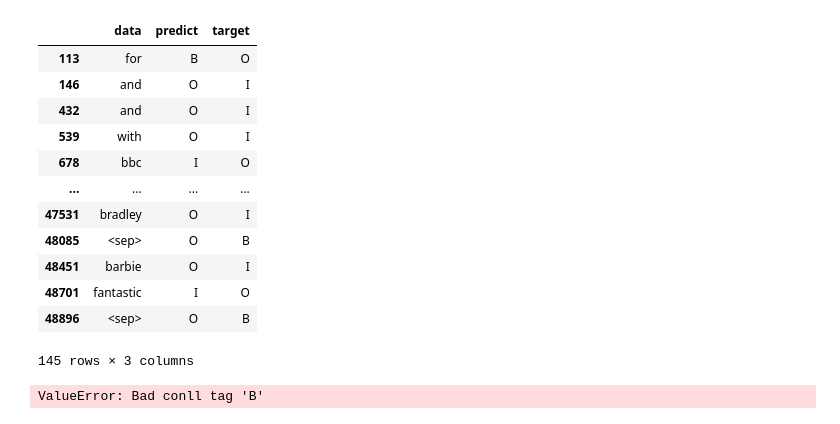
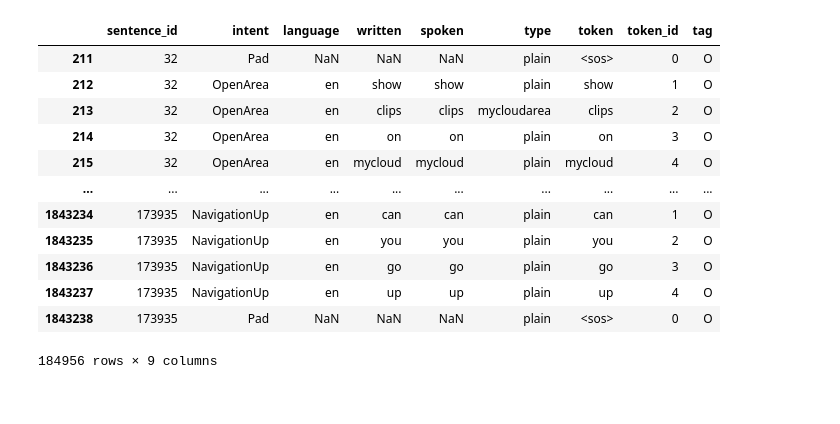
Before and after one commit to sting1000/generator, a Jupyter notebook: ner.ipynb, the cells around one changed output. Cells and saved outputs as stored; diff of their text form; code cells hidden in the pictures.

```diff
--- a/ner.ipynb
+++ b/ner.ipynb
@@ -121 +36,14 @@ k.iloc[:50]
+# %%
+import random
+test_ratio = 0.1
+random.seed(10)
+max_id = max(df.sentence_id)
+sentence_id = list(range(max_id))
+random.shuffle(sentence_id)
+t = int(test_ratio * max_id)
+test_id = sentence_id[:t]
+train_id = sentence_id[t:]
+
+train = df[df['sentence_id'].isin(train_id)]
+test = df[df['sentence_id'].isin(test_id)]
 # %%
@@ -239,48 +190,16 @@ Stopping. Best iteration:
-# %%
-df_erros
-# %% [output]
-|  | data | predict | target |
-| 113 | for | B | O |
-| 146 | and | O | I |
-| 432 | and | O | I |
-| 539 | with | O | I |
-| 678 | bbc | I | O |
-| ... | ... | ... | ... |
-| 47531 | bradley | O | I |
-| 48085 | <sep> | O | B |
-| 48451 | barbie | O | I |
-| 48701 | fantastic | I | O |
-| 48896 | <sep> | O | B |
-145 rows × 3 columns
-# %%
-from nltk import pos_tag
-from nltk.tree import Tree
-from nltk.chunk import conlltags2tree
-tokens = ['In', 'Beirut', ',', 'a', 'string', 'of', 'officials',
-          'voiced', 'their', 'anger', ',', 'while', 'at',
-          'the', 'United', 'Nations', 'summit', 'in', 'New',
-          'York', ',', 'Prime', 'Minister', 'Fouad', 'Siniora',
-          'said', 'the', 'Lebanese', 'people', 'are', 'resolute',
-          'in', 'preventing', 'such', 'attempts', 'from',
-          'destroying', 'their', 'spirit', '.']
-tags = ['O', 'B', 'O', 'O', 'O', 'O', 'O', 'O', 'O', 'O',
-        'O', 'O', 'O', 'O', 'B', 'I', 'O', 'O', 'B',
-        'I', 'O', 'B', 'O', 'B', 'I', 'O', 'O',
-        'B', 'O', 'O', 'O', 'O', 'O', 'O', 'O', 'O', 'O',
-        'O', 'O', 'O']
-# tag each token with pos
-pos_tags = [pos for token, pos in pos_tag(tokens)]
-# convert the BIO / IOB tags to tree
-conlltags = [(token, pos, tg) for token, pos, tg in zip(tokens, pos_tags, tags)]
-ne_tree = conlltags2tree(conlltags)
-# parse the tree to get our original text
-original_text = []
-for subtree in ne_tree:
-    # checking for 'O' tags
-    if type(subtree) == Tree:
-        original_label = subtree.label()
-        original_string = " ".join([token for token, pos in                      subtree.leaves()])
-        original_text.append((original_string, original_label))
-print(original_text)
-# %% [output]
-ValueError: Bad conll tag 'B'
+# %%
+test
+# %% [output]
+|  | sentence_id | intent | language | written | spoken | type | token | token_id | tag |
+| 211 | 32 | Pad | NaN | NaN | NaN | plain | <sos> | 0 | O |
+| 212 | 32 | OpenArea | en | show | show | plain | show | 1 | O |
+| 213 | 32 | OpenArea | en | clips | clips | mycloudarea | clips | 2 | O |
+| 214 | 32 | OpenArea | en | on | on | plain | on | 3 | O |
+| 215 | 32 | OpenArea | en | mycloud | mycloud | plain | mycloud | 4 | O |
+| ... | ... | ... | ... | ... | ... | ... | ... | ... | ... |
+| 1843234 | 173935 | NavigationUp | en | can | can | plain | can | 1 | O |
+| 1843235 | 173935 | NavigationUp | en | you | you | plain | you | 2 | O |
+| 1843236 | 173935 | NavigationUp | en | go | go | plain | go | 3 | O |
+| 1843237 | 173935 | NavigationUp | en | up | up | plain | up | 4 | O |
+| 1843238 | 173935 | Pad | NaN | NaN | NaN | plain | <sos> | 0 | O |
+184956 rows × 9 columns
```
Also changed, not shown: parts of 25 cells of this notebook, 4 other files.
